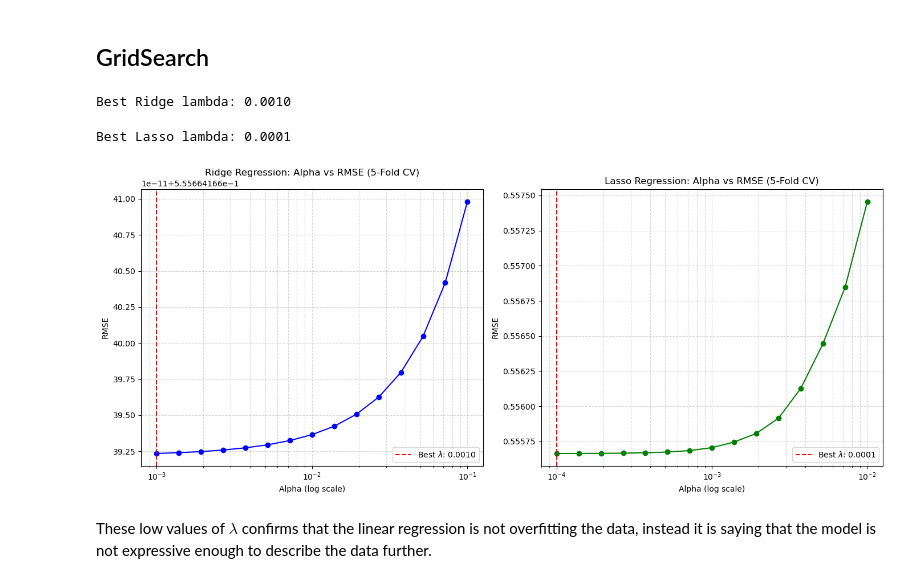
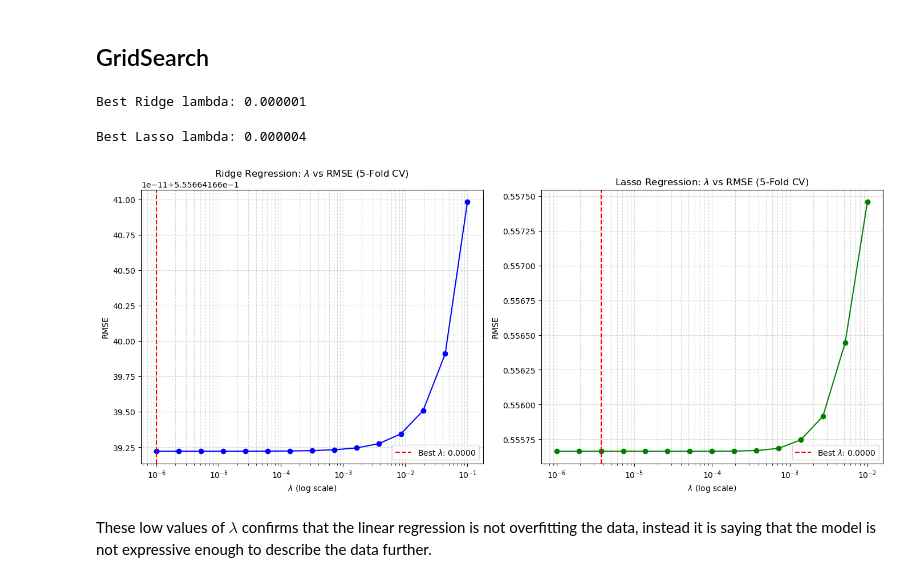
Before and after one commit to JiahaoMiao/Project_CalCoFi, a Jupyter notebook: notebooks/calcofi.ipynb, the cells around one changed output. Drawn from its saved outputs; the diff is of its cells as text; code cells hidden in the pictures.

```diff
--- a/notebooks/calcofi.ipynb
+++ b/notebooks/calcofi.ipynb
@@ -258,7 +255,7 @@ targets = ["T_degC", "Salnty"]
 X_train, X_test, y_train, y_test = prepare_data(df, features, targets)
 
 # Train model using normal equation of multivariate linear regression
-beta = np.linalg.inv(X_train.T @ X_train) @ X_train.T @ y_train.values
+beta = np.linalg.pinv(X_train.T @ X_train) @ X_train.T @ y_train.values
 
 # Print coefficients and associate them with feature names
 coefficients = pd.DataFrame(beta, columns=targets, index=["Intercept"] + features)
@@ -496,7 +495,7 @@ The optimal coefficients in LASSO regression are obtained by minimizing this cos
 ## GridSearch
 # %%
 # Define parameter grid
-ridge_params = {'alpha': np.logspace(-3,-1, 15)}  # Test 25 values between 0.001 and 1000
+ridge_params = {'alpha': np.logspace(-6,-1, 15)}  # Test 25 values between 0.001 and 1000
 
 # GridSearchCV with Ridge
 ridge_grid = GridSearchCV(
@@ -510,12 +509,12 @@ ridge_grid.fit(X_train, y_train)
 
 # Best model
 best_ridge = ridge_grid.best_estimator_
-print(f"Best Ridge lambda: {ridge_grid.best_params_['alpha']:.4f}")
+print(f"Best Ridge lambda: {ridge_grid.best_params_['alpha']:.6f}")
 # %% [output]
-Best Ridge lambda: 0.0010
+Best Ridge lambda: 0.000001
 # %%
 # Define parameter grid
-lasso_params = {'alpha': np.logspace(-4, -2, 15)}  # Test 25 values between 1e-4 and 1e-1
+lasso_params = {'alpha': np.logspace(-6, -2, 15)}  # Test 25 values between 1e-4 and 1e-1
 
 # GridSearchCV with Lasso
 lasso_grid = GridSearchCV(
@@ -529,11 +528,11 @@ lasso_grid.fit(X_train, y_train)
 
 # Best model
 best_lasso = lasso_grid.best_estimator_
-print(f"Best Lasso lambda: {lasso_grid.best_params_['alpha']:.4f}")
+print(f"Best Lasso lambda: {lasso_grid.best_params_['alpha']:.6f}")
 
-# takes ~30 seconds to run
+# takes ~60 seconds to run
 # %% [output]
-Best Lasso lambda: 0.0001
+Best Lasso lambda: 0.000004
 # %%
 # Extract Ridge results
 ridge_results = pd.DataFrame(ridge_grid.cv_results_)
@@ -547,30 +546,29 @@ lasso_results['RMSE'] = np.sqrt(-lasso_results['mean_test_score'])
 # %%
 plt.figure(figsize=(14, 6))
 
 # Ridge Regression Plot
 plt.subplot(1, 2, 1)
 plt.semilogx(ridge_results['alpha'], ridge_results['RMSE'], marker='o', linestyle='-', color='blue')
 plt.axvline(ridge_grid.best_params_['alpha'], color='red', linestyle='--', label=f'Best $\lambda$: {ridge_grid.best_params_["alpha"]:.4f}')
-plt.xlabel('Alpha (log scale)')
+plt.xlabel(f'$\lambda$ (log scale)')
 plt.ylabel('RMSE')
-plt.title('Ridge Regression: Alpha vs RMSE (5-Fold CV)')
+plt.title(f'Ridge Regression: $\lambda$ vs RMSE (5-Fold CV)')
 plt.grid(True, which='both', linestyle='--', alpha=0.5)
 plt.legend()
 
 # Lasso Regression Plot
 plt.subplot(1, 2, 2)
 plt.semilogx(lasso_results['alpha'], lasso_results['RMSE'], marker='o', linestyle='-', color='green')
 plt.axvline(lasso_grid.best_params_['alpha'], color='red', linestyle='--', label=f'Best $\lambda$: {lasso_grid.best_params_["alpha"]:.4f}')
-plt.xlabel('Alpha (log scale)')
+plt.xlabel(f'$\lambda$ (log scale)')
 plt.ylabel('RMSE')
-plt.title('Lasso Regression: Alpha vs RMSE (5-Fold CV)')
+plt.title(f'Lasso Regression: $\lambda$ vs RMSE (5-Fold CV)')
 plt.grid(True, which='both', linestyle='--', alpha=0.5)
 plt.legend()
-
 plt.tight_layout()
 plt.show()
 # %% [output]
-[figure, old version]
+[figure, new version]
 # %% [markdown]
 These low values of $\lambda$ confirms that the linear regression is not overfitting the data, instead it is saying that the model is not expressive enough to describe the data further.
 # %% [markdown]
```
Also changed, not shown: parts of 7 cells of this notebook, 7 other files.
